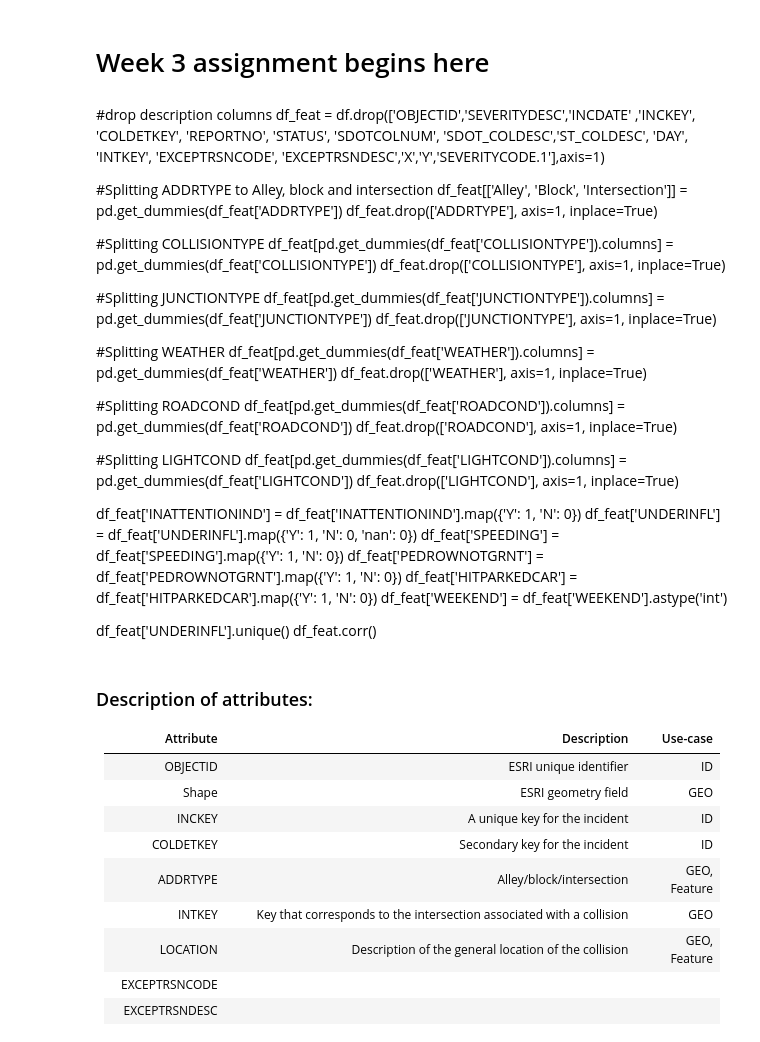
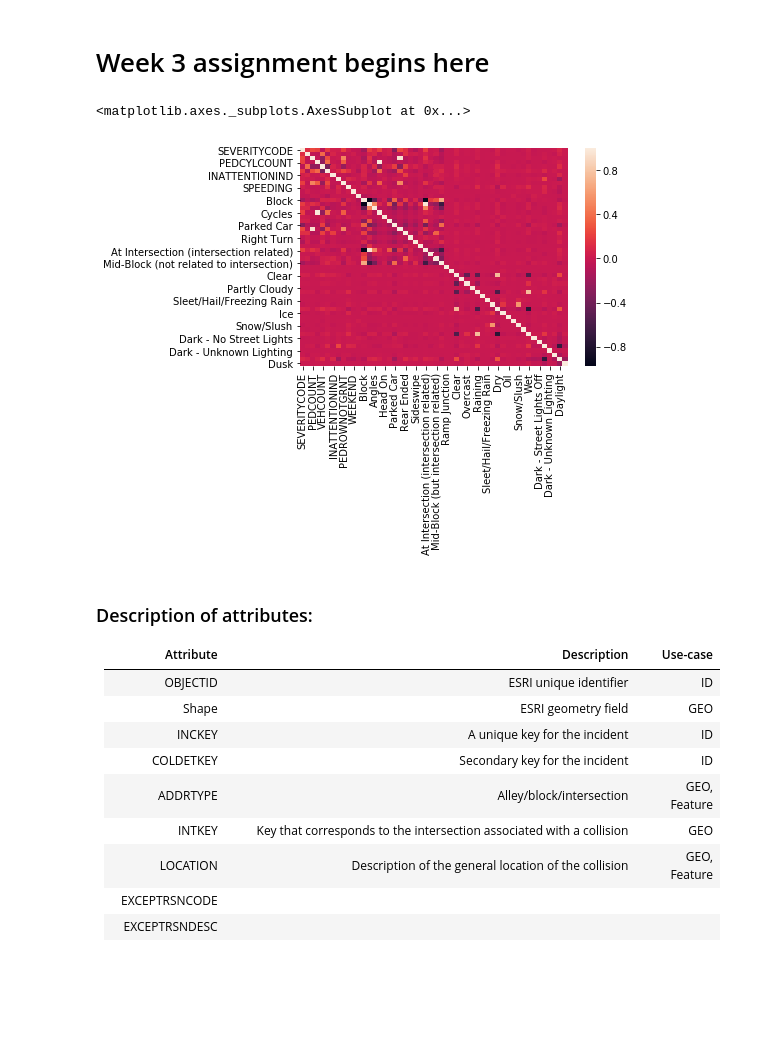
Before and after one commit to anupam-misra/Coursera_Capstone, a Jupyter notebook: accident_prevention_ML_model.ipynb, the cells around one changed output. Saved outputs shown, nothing was run; the diff lists cells and outputs as text; code cells hidden in the pictures; blank space fills up the shorter version.

```diff
--- a/accident_prevention_ML_model.ipynb
+++ b/accident_prevention_ML_model.ipynb
@@ -242,43 +301,49 @@ Text(0.5, 0, 'Percentage of accidents(%)')
 From the above graph, we can conclude that road condition is not a strong factor for predicting accidents
 # %% [markdown]
 # Week 3 assignment begins here
-# %% [markdown]
-#drop description columns
-df_feat = df.drop(['OBJECTID','SEVERITYDESC','INCDATE' ,'INCKEY', 'COLDETKEY', 'REPORTNO', 'STATUS', 'SDOTCOLNUM', 'SDOT_COLDESC','ST_COLDESC', 'DAY', 'INTKEY',  'EXCEPTRSNCODE', 'EXCEPTRSNDESC','X','Y','SEVERITYCODE.1'],axis=1)
-
-#Splitting ADDRTYPE to Alley, block and intersection
-df_feat[['Alley', 'Block', 'Intersection']] = pd.get_dummies(df_feat['ADDRTYPE'])
-df_feat.drop(['ADDRTYPE'], axis=1, inplace=True)
-
-#Splitting COLLISIONTYPE
-df_feat[pd.get_dummies(df_feat['COLLISIONTYPE']).columns] = pd.get_dummies(df_feat['COLLISIONTYPE'])
-df_feat.drop(['COLLISIONTYPE'], axis=1, inplace=True)
-
-#Splitting JUNCTIONTYPE
-df_feat[pd.get_dummies(df_feat['JUNCTIONTYPE']).columns] = pd.get_dummies(df_feat['JUNCTIONTYPE'])
-df_feat.drop(['JUNCTIONTYPE'], axis=1, inplace=True)
-
-#Splitting WEATHER
-df_feat[pd.get_dummies(df_feat['WEATHER']).columns] = pd.get_dummies(df_feat['WEATHER'])
-df_feat.drop(['WEATHER'], axis=1, inplace=True)
-
-#Splitting ROADCOND
-df_feat[pd.get_dummies(df_feat['ROADCOND']).columns] = pd.get_dummies(df_feat['ROADCOND'])
-df_feat.drop(['ROADCOND'], axis=1, inplace=True)
-
-#Splitting LIGHTCOND
-df_feat[pd.get_dummies(df_feat['LIGHTCOND']).columns] = pd.get_dummies(df_feat['LIGHTCOND'])
-df_feat.drop(['LIGHTCOND'], axis=1, inplace=True)
-
-df_feat['INATTENTIONIND'] = df_feat['INATTENTIONIND'].map({'Y': 1, 'N': 0})
-df_feat['UNDERINFL'] = df_feat['UNDERINFL'].map({'Y': 1, 'N': 0, 'nan': 0})
-df_feat['SPEEDING'] = df_feat['SPEEDING'].map({'Y': 1, 'N': 0})
-df_feat['PEDROWNOTGRNT'] = df_feat['PEDROWNOTGRNT'].map({'Y': 1, 'N': 0})
-df_feat['HITPARKEDCAR'] = df_feat['HITPARKEDCAR'].map({'Y': 1, 'N': 0})
-df_feat['WEEKEND']  = df_feat['WEEKEND'].astype('int')
-
-df_feat['UNDERINFL'].unique()
-df_feat.corr()
+# %%
+#drop description columns
+df_feat = df.drop(['OBJECTID','SEVERITYDESC','INCDATE' , 'INCDTTM','INCKEY', 'COLDETKEY', 'REPORTNO', 'LOCATION','STATUS', 'SDOTCOLNUM', 'SEGLANEKEY', 'CROSSWALKKEY', 'SDOT_COLDESC','ST_COLDESC', 'DAY', 'INTKEY',  'EXCEPTRSNCODE', 'EXCEPTRSNDESC', 'HITPARKEDCAR','X','Y','SEVERITYCODE.1'],axis=1)
+
+#Splitting ADDRTYPE to Alley, block and intersection
+df_feat[['Alley', 'Block', 'Intersection']] = pd.get_dummies(df_feat['ADDRTYPE'])
+df_feat.drop(['ADDRTYPE'], axis=1, inplace=True)
+
+#Splitting COLLISIONTYPE
+df_feat[pd.get_dummies(df_feat['COLLISIONTYPE']).columns] = pd.get_dummies(df_feat['COLLISIONTYPE'])
+df_feat.drop(['COLLISIONTYPE'], axis=1, inplace=True)
+
+#Splitting JUNCTIONTYPE
+df_feat[pd.get_dummies(df_feat['JUNCTIONTYPE']).columns] = pd.get_dummies(df_feat['JUNCTIONTYPE'])
+df_feat.drop(['JUNCTIONTYPE'], axis=1, inplace=True)
+
+#Splitting WEATHER
+df_feat[pd.get_dummies(df_feat['WEATHER']).columns] = pd.get_dummies(df_feat['WEATHER'])
+df_feat.drop(['WEATHER'], axis=1, inplace=True)
+
+#Splitting ROADCOND
+df_feat[pd.get_dummies(df_feat['ROADCOND']).columns] = pd.get_dummies(df_feat['ROADCOND'])
+df_feat.drop(['ROADCOND'], axis=1, inplace=True)
+
+#Splitting LIGHTCOND
+df_feat[pd.get_dummies(df_feat['LIGHTCOND']).columns] = pd.get_dummies(df_feat['LIGHTCOND'])
+df_feat.drop(['LIGHTCOND'], axis=1, inplace=True)
+
+df_feat['INATTENTIONIND'] = df_feat['INATTENTIONIND'].map({'Y': '1', 'N': '0'})
+df_feat['INATTENTIONIND'] = df_feat['INATTENTIONIND'] .astype('int64')
+#df_feat['UNDERINFL'] = df_feat['UNDERINFL'].map({'Y': 1, 'N': 0, 'nan': 0})
+#df_feat['SPEEDING'] = df_feat['SPEEDING'].map({'Y': 1, 'N': 0})
+df_feat['WEEKEND']  = df_feat['WEEKEND'].astype('int64')
+
+
+#dropping unknown and other columns
+df_feat.drop(['Unknown','Other'], inplace=True, axis=1)
+
+
+sns.heatmap(df_feat.corr())
+# %% [output]
+<matplotlib.axes._subplots.AxesSubplot at 0x...>
+[figure, added]
 # %% [markdown]
 ### Description of attributes:
 
```
Also changed, not shown: parts of 6 cells of this notebook.
